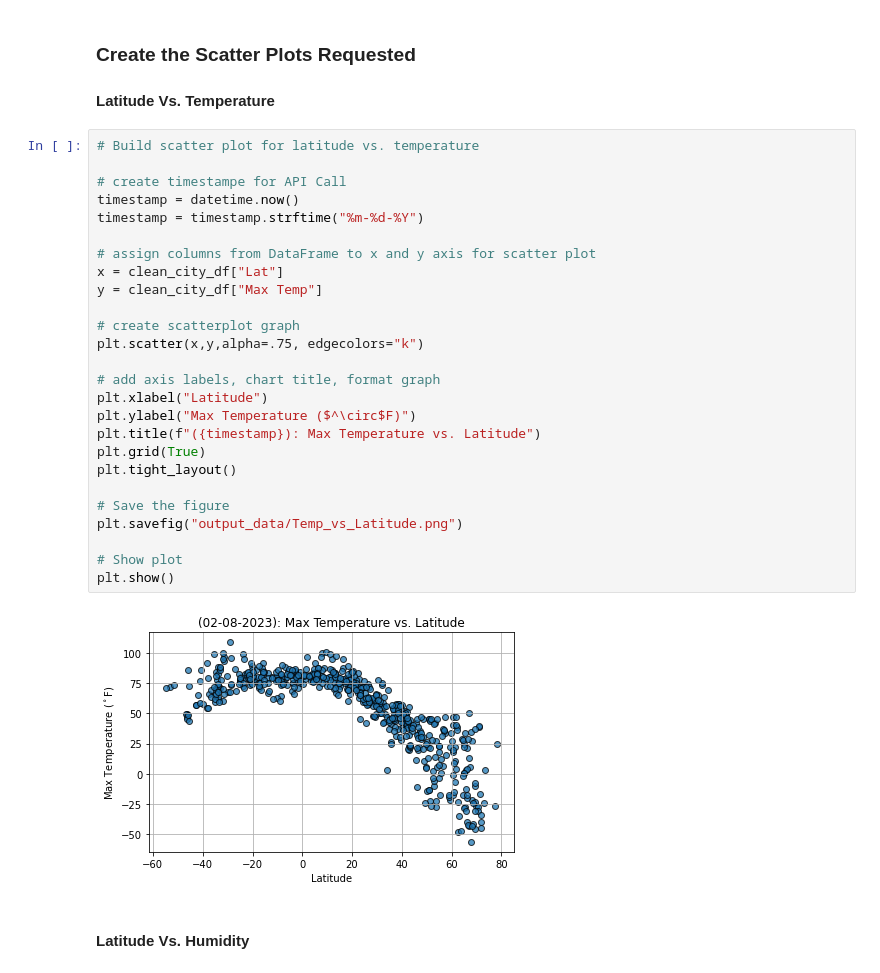
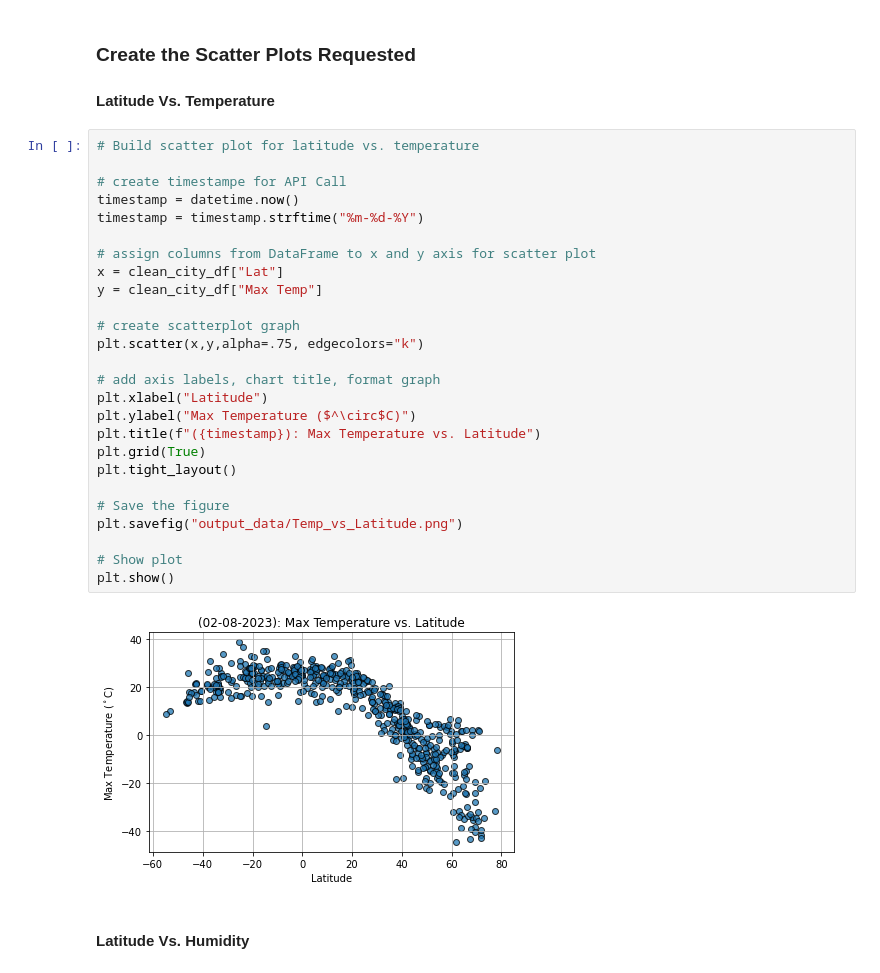
Before and after one commit to ericabgraboyes/api-challenge, a Jupyter notebook: WeatherPy.ipynb, the cells around one changed output. Cells and saved outputs as stored; diff of their text form.

```diff
--- a/WeatherPy.ipynb
+++ b/WeatherPy.ipynb
@@ -294,31 +294,31 @@ clean_city_df.head()
 # %%
 # Build scatter plot for latitude vs. temperature
 
 # create timestampe for API Call
 timestamp = datetime.now()
 timestamp = timestamp.strftime("%m-%d-%Y")
 
 # assign columns from DataFrame to x and y axis for scatter plot
 x = clean_city_df["Lat"]
 y = clean_city_df["Max Temp"]
 
 # create scatterplot graph
 plt.scatter(x,y,alpha=.75, edgecolors="k")
 
 # add axis labels, chart title, format graph
 plt.xlabel("Latitude")
-plt.ylabel("Max Temperature ($^\circ$F)")
+plt.ylabel("Max Temperature ($^\circ$C)")
 plt.title(f"({timestamp}): Max Temperature vs. Latitude")
 plt.grid(True)
 plt.tight_layout()
 
 # Save the figure
 plt.savefig("output_data/Temp_vs_Latitude.png")
 
 # Show plot
 plt.show()
 # %% [output]
-[figure, old version]
+[figure, new version]
 # %% [markdown]
 #### Latitude Vs. Humidity
 # %%
```
Also changed, not shown: parts of 22 cells of this notebook, 12 other files.
